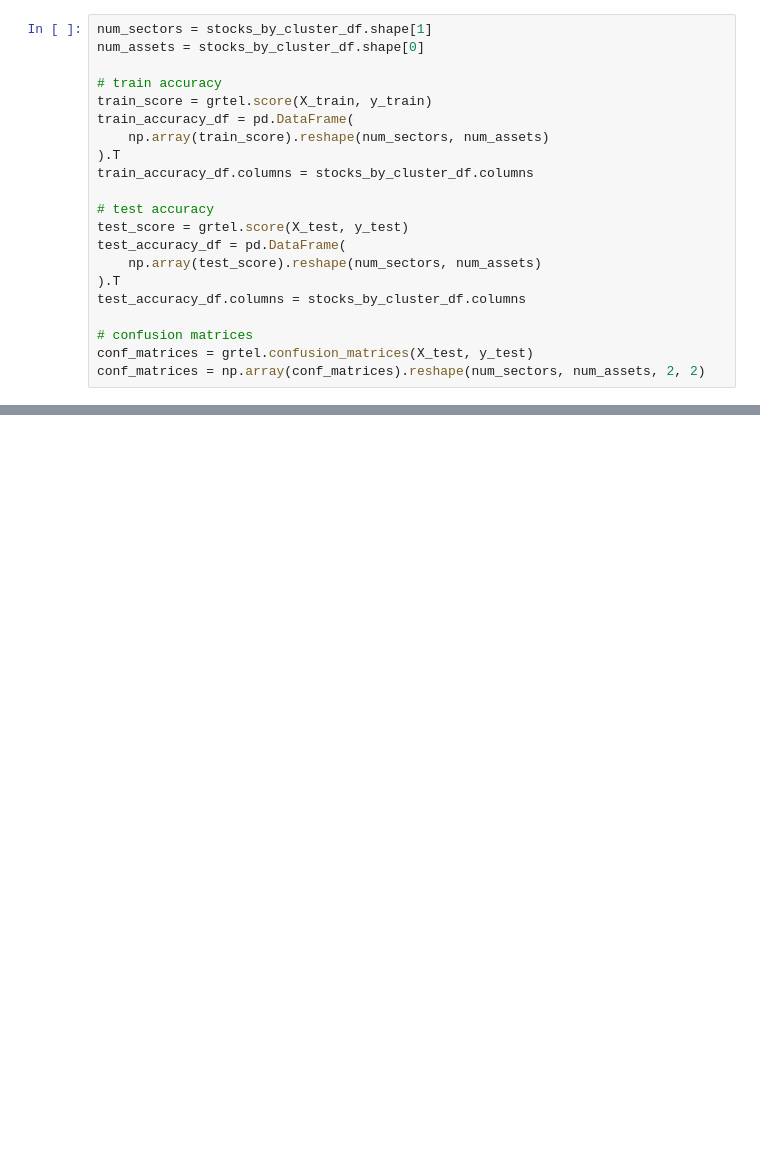
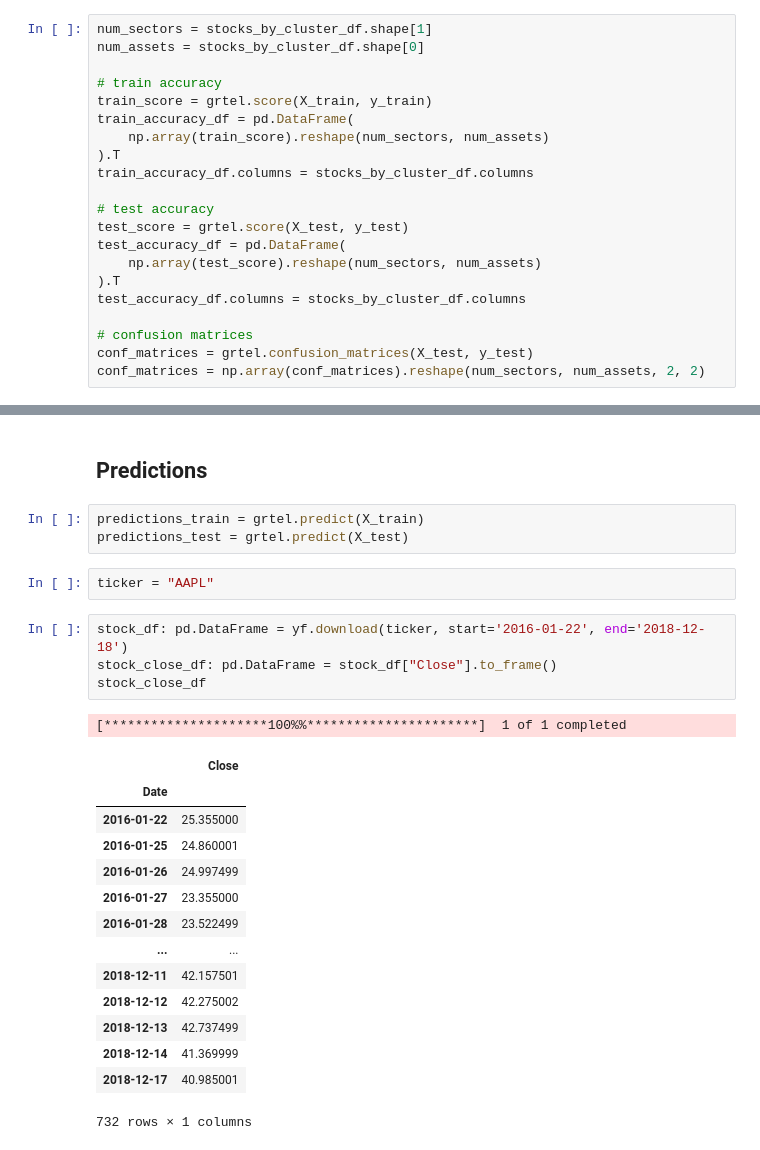
Before and after one commit to atayardimci/grtel, a Jupyter notebook: src/3. grtel_analysis/3. grtel_clusters.ipynb, the cells around one changed output, grey strips where cells are left out. Cells and saved outputs as stored; diff of their text form; blank space fills up the shorter version.

```diff
--- a/src/3. grtel_analysis/3. grtel_clusters.ipynb
+++ b/src/3. grtel_analysis/3. grtel_clusters.ipynb
@@ -327,3 +333,30 @@ Classification accuracy (Test):
 
 Percentage of 1s (Test):
 [53.01%, 63.39%, 64.48%, 55.74%, 56.83%, 66.67%, 48.09%, 57.38%, 48.09%, 61.20%, 46.99%, 45.36%, 49.18%, 43.17%, 46.45%, 42.08%, 40.98%, 36.61%, 40.44%, 43.72%, 60.66%, 59.56%, 38.80%, 54.64%, 40.98%, ...
+# %% [markdown]
+## Predictions
+# %%
+predictions_train = grtel.predict(X_train)
+predictions_test = grtel.predict(X_test)
+# %%
+ticker = "AAPL"
+# %%
+stock_df: pd.DataFrame = yf.download(ticker, start='2016-01-22', end='2018-12-18')
+stock_close_df: pd.DataFrame = stock_df["Close"].to_frame()
+stock_close_df
+# %% [output]
+[*********************100%%**********************]  1 of 1 completed
+|  | Close |
+| Date |  |
+| 2016-01-22 | 25.355000 |
+| 2016-01-25 | 24.860001 |
+| 2016-01-26 | 24.997499 |
+| 2016-01-27 | 23.355000 |
+| 2016-01-28 | 23.522499 |
+| ... | ... |
+| 2018-12-11 | 42.157501 |
+| 2018-12-12 | 42.275002 |
+| 2018-12-13 | 42.737499 |
+| 2018-12-14 | 41.369999 |
+| 2018-12-17 | 40.985001 |
+732 rows × 1 columns
```
Also changed, not shown: parts of 13 cells of this notebook, 2 other files.
